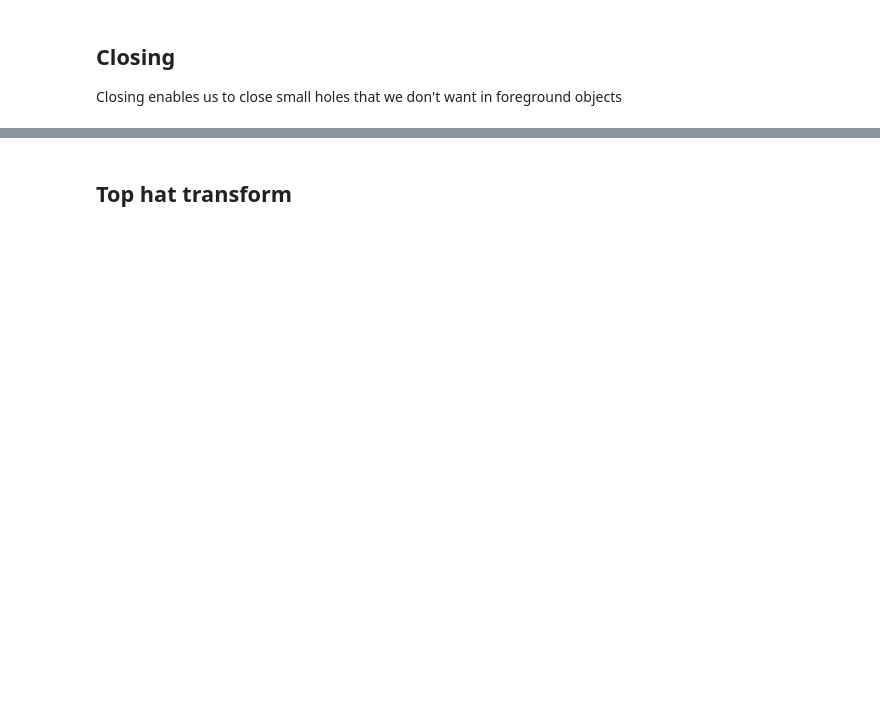
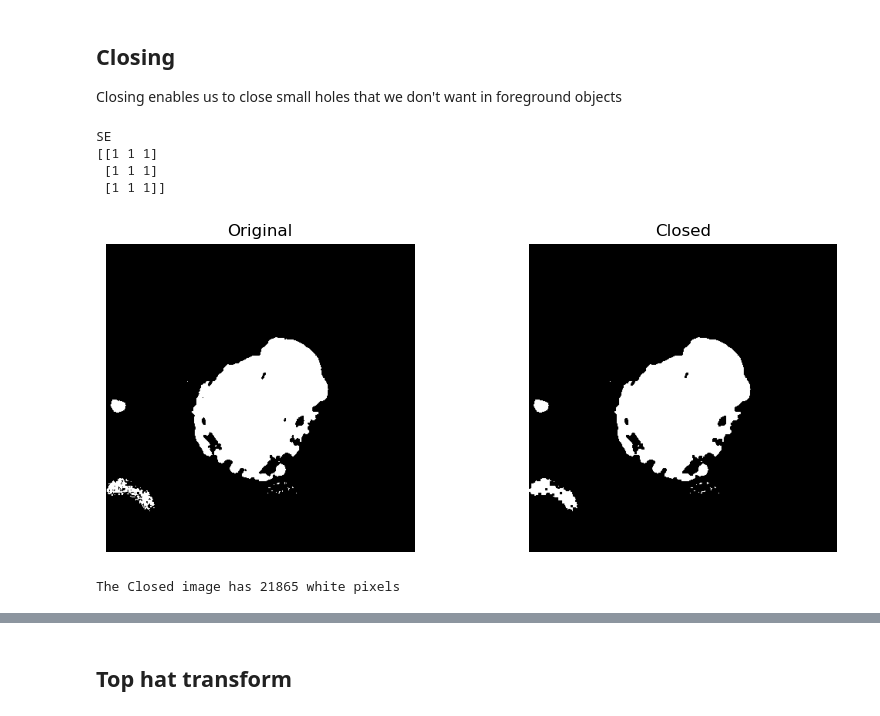
Before and after one commit to TranslationalML/course-image-analysis, a Jupyter notebook: module2/morphological_operations.ipynb, the cells around one changed output, grey strips where cells are left out. Cells and saved outputs as stored; diff of their text form; code cells hidden in the pictures; blank space fills up the shorter version.

```diff
--- a/module2/morphological_operations.ipynb
+++ b/module2/morphological_operations.ipynb
@@ -137,3 +213,34 @@ We have seen that you can remove unwanted blobs with erosion. Now let's try dila
 ## Closing
 
 Closing enables us to close small holes that we don't want in foreground objects
+# %%
+# create a square 3x3 SE
+se_size=3
+my_se=morphology.square(se_size)
+print('SE')
+print(my_se)
+
+
+# Open the binary image with the SE
+closed_img = morphology.binary_closing(binary_img, footprint=my_se)
+
+# look at the result
+fig, (ax1, ax2) = plt.subplots(1, 2, figsize=(10,4))
+ax1.imshow(binary_img, cmap='gray')
+ax1.set_title('Original')
+ax1.axis('off')
+
+ax2.imshow(closed_img, cmap='gray')
+ax2.set_title('Closed')
+ax2.axis('off')
+
+plt.show()
+
+print(f'The Closed image has {np.count_nonzero(closed_img)} white pixels')
+# %% [output]
+SE
+[[1 1 1]
+ [1 1 1]
+ [1 1 1]]
+[figure, added]
+The Closed image has 21865 white pixels
```
Also changed, not shown: parts of 21 cells of this notebook.
